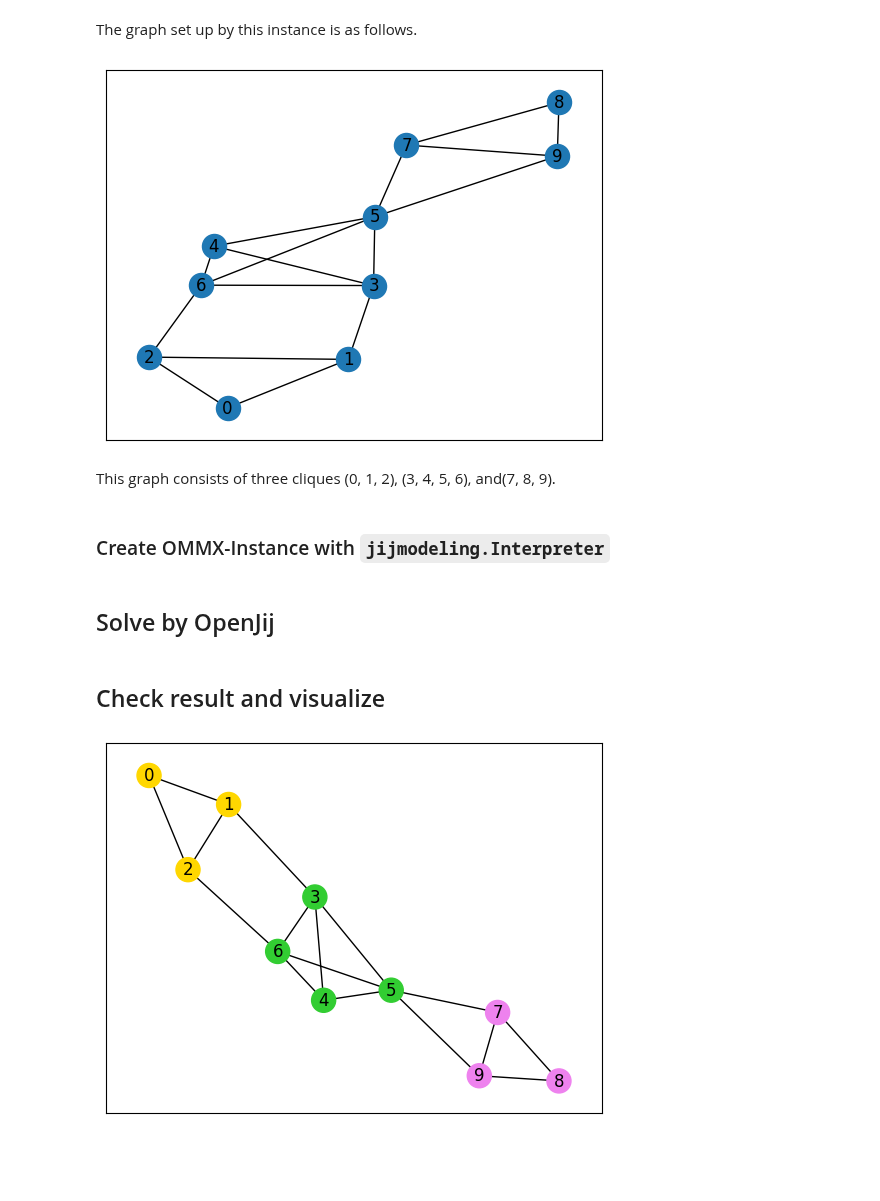
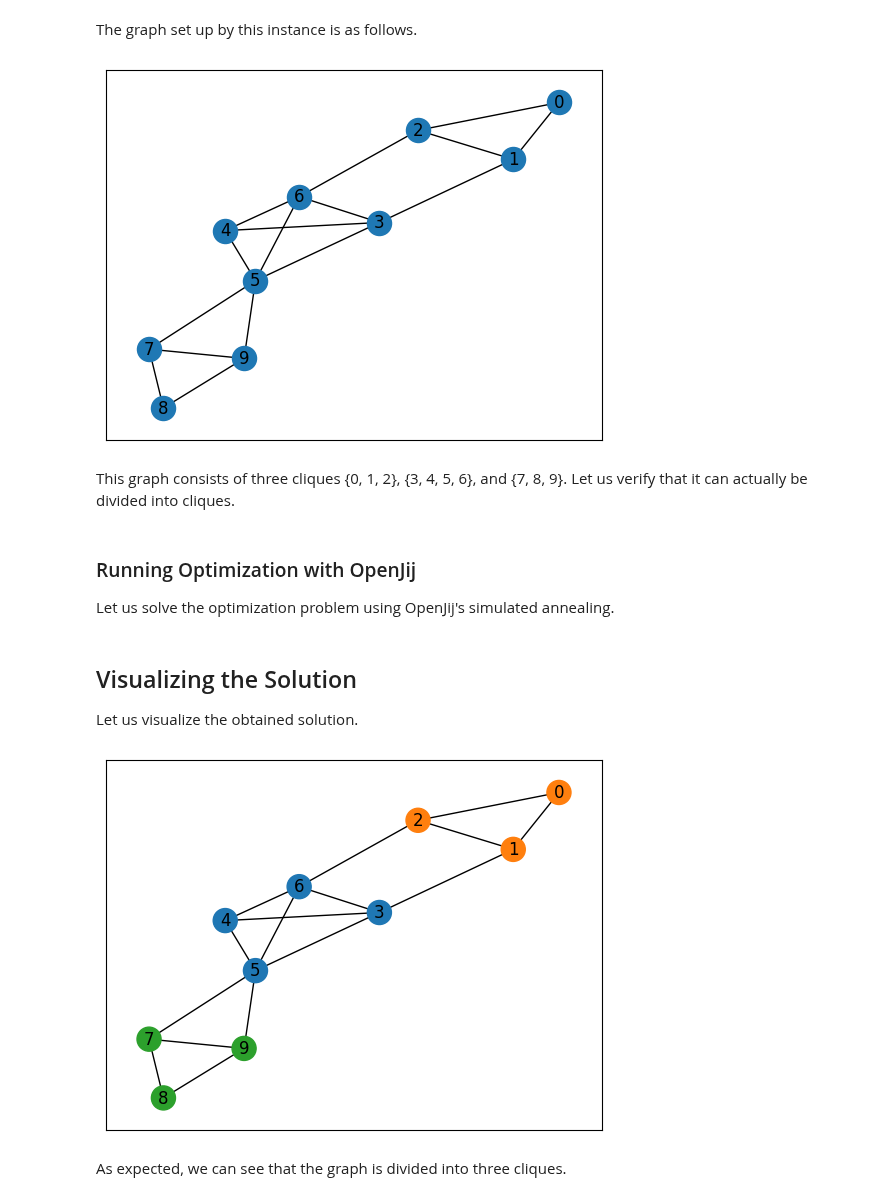
Before and after one commit to Jij-Inc/OpenJij, a Jupyter notebook: docs/en/tutorial/optimization/clique_cover.ipynb, the cells around one changed output. Cells and saved outputs as stored; diff of their text form; code cells hidden in the pictures; blank space fills up the shorter version.

```diff
--- a/docs/en/tutorial/optimization/clique_cover.ipynb
+++ b/docs/en/tutorial/optimization/clique_cover.ipynb
@@ -90,0 +63,5 @@ Here we prepare a graph using [NetworkX](https://networkx.org/).
+# %%
+problem += jm.sum(
+    N,
+    lambda n: 0.5 * jm.sum(V, lambda v: x[v, n]) * (jm.sum(V, lambda v: x[v, n])-1) - jm.sum(E, lambda e: x[e[0], n]*x[e[1], n]),
+)
@@ -110,11 +101,10 @@ The graph set up by this instance is as follows.
 # %%
 import matplotlib.pyplot as plt
 
-nx.draw_networkx(inst_G, with_labels=True)
+pos = nx.spring_layout(inst_G)
+nx.draw_networkx(inst_G, pos=pos, with_labels=True)
 plt.show()
 # %% [output]
-[figure, old version]
+[figure, new version]
 # %% [markdown]
-This graph consists of three cliques (0, 1, 2), (3, 4, 5, 6), and(7, 8, 9).
+This graph consists of three cliques {0, 1, 2}, {3, 4, 5, 6}, and {7, 8, 9}. Let us verify that it can actually be divided into cliques.
-# %% [markdown]
-### Create OMMX-Instance with `jijmodeling.Interpreter`
@@ -123,32 +111,35 @@ instance = jm.Interpreter(instance_data).eval_problem(problem)
-# %% [markdown]
-## Solve by OpenJij
+# %% [markdown]
+### Running Optimization with OpenJij
+
+Let us solve the optimization problem using OpenJij's simulated annealing.
 # %%
-import ommx_openjij_adapter as oj_ad
+from ommx_openjij_adapter import OMMXOpenJijSAAdapter
 
-sampleset = oj_ad.OMMXOpenJijSAAdapter.sample(
-    instance,
-    num_reads=100,
-    uniform_penalty_weight=1.1
-)
+instance = problem.eval(instance_data)
+
+adapter = OMMXOpenJijSAAdapter(instance)
+best_sample = adapter.sample(
+    instance, num_reads=100, uniform_penalty_weight=1.1
+).best_feasible_unrelaxed
-# %% [markdown]
-## Check result and visualize
+# %% [markdown]
+## Visualizing the Solution
+
+Let us visualize the obtained solution.
 # %%
-import numpy as np
-
-best_sample = sampleset.best_feasible_unrelaxed()
-
-x_value = best_sample.extract_decision_variables("x")
-nonzero_indices = [k for k, v in x_value.items() if v > 0]
-
-node_colors = [-1] * instance_data["V"]
+df = best_sample.decision_variables_df
+x_indices = df[df["value"]==1.0]["subscripts"]
+# initialize vertex color list
+node_colors = [-1] * len(x_indices)
+# set color list for visualization
 cmap = plt.get_cmap("tab10")
-colors = [cmap(i) for i in range(instance_data["N"])]
-colorlist = ["gold", "violet", "limegreen"]
-for i, j in nonzero_indices:
+colorlist = [cmap(i) for i in range(inst_N)]
+# set vertex color list
+for i, j in x_indices:
     node_colors[i] = colorlist[j]
-
-fig = plt.figure()
-nx.draw_networkx(inst_G, node_color=node_colors, with_labels=True)
+# make figure
+nx.draw_networkx(inst_G, pos=pos, node_color=node_colors, with_labels=True)
 plt.show()
 # %% [output]
-[figure, old version]
+[figure, new version]
+# %% [markdown]
+As expected, we can see that the graph is divided into three cliques.
```
Also changed, not shown: parts of 16 cells of this notebook, 5 other files.
